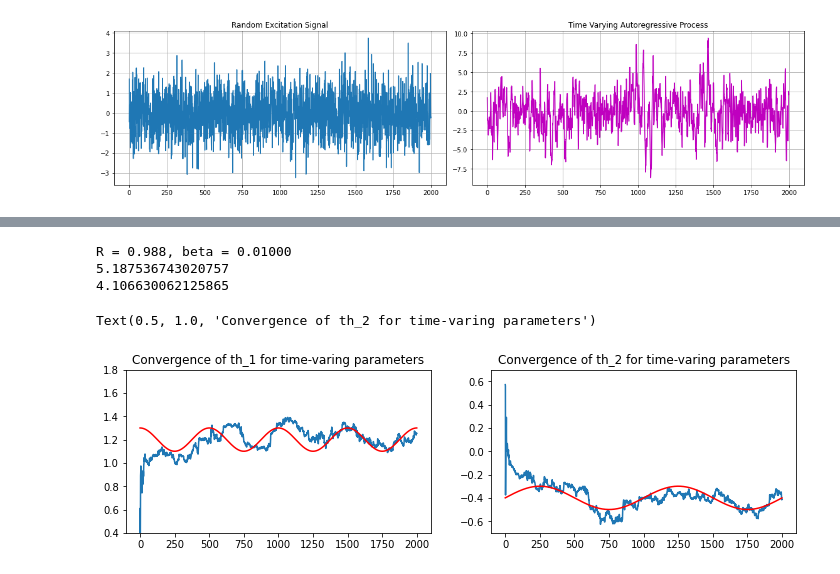
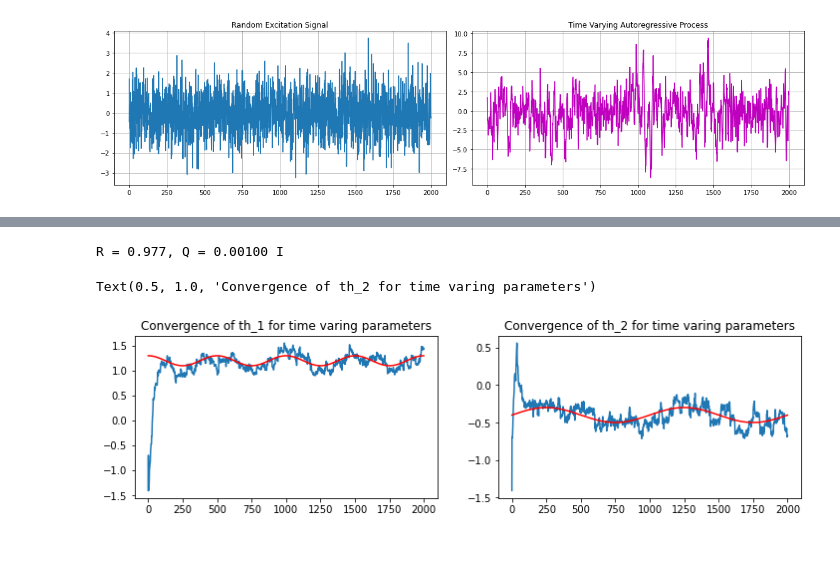
Before and after one commit to WHU-Peter/COMP6247-Reinforcement-and-Online-Learning, a Jupyter notebook: Assignment1_1.ipynb, the cells around one changed output, grey strips where cells are left out. Drawn from its saved outputs; the diff is of its cells as text; code cells hidden in the pictures.

Commit message:
Kalman and Particle Filters 实验一

```diff
--- a/Assignment1_1.ipynb
+++ b/Assignment1_1.ipynb
@@ -38,11 +38,17 @@ ax[1].set_title("Time Varying Autoregressive Process")
 Text(0.5, 1.0, 'Time Varying Autoregressive Process')
 [figure]
 # %%
+def neff(weights):
+    return 1. / np.sum(np.square(weights))
+
 def SIS(y, beta, R):
     th_conv = np.zeros([2, N])
     th_conv[0,0:2] = np.random.randn(2)
     th_conv[1,0:2] = np.random.randn(2)
 
+    ESS = np.zeros(N)
+    ESS[0] = sample_num
+    ESS[1] = sample_num
     th_sample = np.random.randn(sample_num,2)
     w = np.ones((sample_num,1))
     for t in range(2, N):
@@ -55,8 +61,9 @@ def SIS(y, beta, R):
             w[i] = stats.norm(loc=th_sample[i] @ x, scale=R).pdf(y[t])*w[i]
         w += 1.e-300
         w = w/(np.sum(w))
+        ESS[t] = neff(w)
 
         th_conv_t = (th_sample.T @ w)
         th_conv[0,t] = th_conv_t[0]
         th_conv[1,t] = th_conv_t[1]
-    return th_conv
+    return th_conv, ESS
@@ -64,7 +149,7 @@ def SIS(y, beta, R):
 beta = 0.01
 R = np.std(ex)
 print("R = %4.3f, beta = %6.5f" %(R, beta))
-th_conv = SIS(y_time_varing, beta, R)
+th_conv, ESS = PF(y_time_varing, beta, R)
 
 print(np.linalg.norm(th_conv[0]-A[:,0]))
 print(np.linalg.norm(th_conv[1]-A[:,1]))
@@ -78,5 +163,12 @@ ax[1].plot(th_conv[1])
 ax[1].plot(A[:,1], color='r')
 ax[1].set_ylim(-0.7, 0.7)
 ax[1].set_title("Convergence of th_2 for time-varing parameters")
+
+fig, ax = plt.subplots(nrows=1, ncols=1, figsize=(6,4))
+ax.plot(ESS, label='ESS')
+ax.axhline(y=sample_num, color='r', label="Number of particles")
+# ax[0].set_ylim(0.4, 1.8)
+ax.set_title("Effective Sample Size")
+ax.legend()
 # %% [output]
 R = 0.988, beta = 0.01000
@@ -122,24 +216,21 @@ def PF(y, beta, R):
 # %%
-beta = 0.01
-R = np.std(ex)
-print("R = %4.3f, beta = %6.5f" %(R, beta))
-th_conv = PF(y_time_varing, beta, R)
-
-print(np.linalg.norm(th_conv[0]-A[:,0]))
-print(np.linalg.norm(th_conv[1]-A[:,1]))
-
+th_n1_n1 = np.random.randn(2,1)
+P_n1_n1 = 0.001*np.eye(2)
+beta = 0.001
+Q = beta*np.eye(2)
+R = np.var(ex[0:N])
+print("R = %4.3f, Q = %6.5f I" %(R, beta))
+th_conv_time_varing, k_time_varing = kalmanFilter(y_time_varing, Q, R, th_n1_n1, P_n1_n1)
 fig, ax = plt.subplots(nrows=1, ncols=2, figsize=(12,3))
-ax[0].plot(th_conv[0])
+ax[0].plot(th_conv_time_varing[0])
+# ax[1,0].set_xlim(0,1.1*N)
 ax[0].plot(A[:,0], color='r')
-ax[0].set_ylim(0.4, 1.8)
-ax[0].set_title("Convergence of th_1 for time-varing parameters" )
-ax[1].plot(th_conv[1])
+ax[0].set_title("Convergence of th_1 for time varing parameters")
+ax[1].plot(th_conv_time_varing[1])
+# ax[1,1].set_xlim(0,1.1*N)
 ax[1].plot(A[:,1], color='r')
-ax[1].set_ylim(-0.7, 0.7)
-ax[1].set_title("Convergence of th_2 for time-varing parameters")
+ax[1].set_title("Convergence of th_2 for time varing parameters")
 # %% [output]
-R = 0.988, beta = 0.01000
-5.187536743020757
-4.106630062125865
+R = 0.977, Q = 0.00100 I
-Text(0.5, 1.0, 'Convergence of th_2 for time-varing parameters')
+Text(0.5, 1.0, 'Convergence of th_2 for time varing parameters')
-[figure, old version]
+[figure, new version]
```
Also changed, not shown: parts of 5 cells of this notebook.
